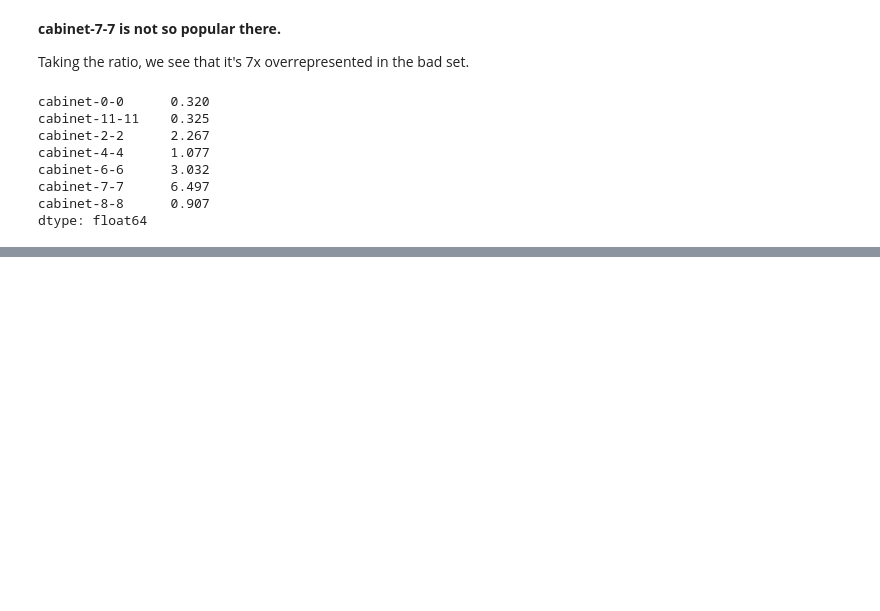
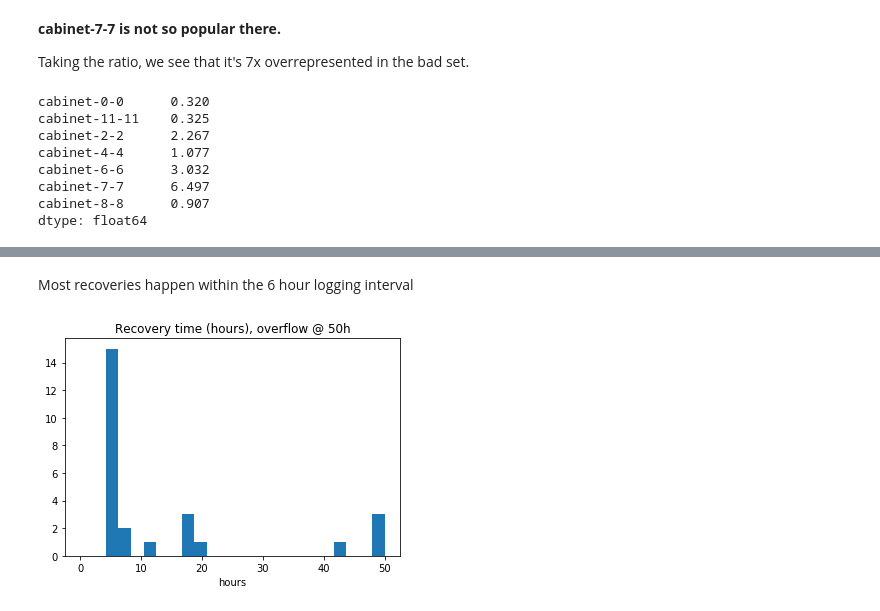
Before and after one commit to aminnj/miscnotebooks, a Jupyter notebook: uaf/analyze_hadoop_condor.ipynb, the cells around one changed output, grey strips where cells are left out. Saved outputs shown, nothing was run; the diff lists cells and outputs as text; code cells hidden in the pictures; blank space fills up the shorter version.

Commit message:
add recovery time stuff

```diff
--- a/uaf/analyze_hadoop_condor.ipynb
+++ b/uaf/analyze_hadoop_condor.ipynb
@@ -442,0 +447,38 @@ dtype: float64
+# %%
+# Super convoluted, but basically we go through the hadoop dataframe (each row has a single observation
+# of which cabinet/sdsc nodes are "in", as well as the list of new nodes "in" since the last 6 hour interval,
+# and the list of nodes "out")
+
+# We can find consecutive pairs of out-in instances (i.e., lost hostname foo, then got it back 12 hrs later)
+# Store the hostname and the time to recover the hostname as rows in `recoveryinfo`
+
+times = {}
+for idx,row in df_hadoop.iterrows():
+    if not row.hosts_lost and not row.hosts_gained: continue
+    ts_now = row.date
+    ts_prev = row.prev_date
+    for h in row.hosts_lost:
+        if h not in times: times[h] = []
+        times[h].append([ts_now,-1])
+    for h in row.hosts_gained:
+        if h not in times: times[h] = []
+        times[h].append([ts_now,1])
+recoveryinfo = []
+neverrecovered = []
+for k,v in times.items():
+    def diffs(x):
+        # pair of [ts_now, +-1 (delta nodes)]
+        (t0now,dn0),(t1now,dn1) = x
+        dt = t1now.timestamp()-t0now.timestamp()
+        # initially lost, then gained
+        dn = 1 if (dn0==-1 and dn1==1) else -1
+        return [dt,dn]
+    if len(v)>=2:
+        ts = times[k]
+        pairs = zip(ts[:-1],ts[1:])
+        recoveryhours = [round(x[0]/3600.) for x in map(diffs,pairs) if x[1] == 1]
+        for rh in recoveryhours:
+            recoveryinfo.append([k,rh])
+    elif len(v)==1:
+        if v[0][1] == -1:
+            neverrecovered.append([k, v[0][0]])
@@ -442,0 +501,3 @@ dtype: float64
+# %%
+df = pd.DataFrame(recoveryinfo,columns=["host","hours"])
+df.head()
@@ -442,0 +511,8 @@ dtype: float64
+# %% [markdown]
+Most recoveries happen within the 6 hour logging interval
+# %%
+plt.hist(np.clip(df.hours,0,50),bins=np.linspace(0,50,25));
+plt.xlabel("hours")
+plt.title("Recovery time (hours), overflow @ 50h");
+# %% [output]
+[figure, added]
```
Also changed, not shown: parts of 7 cells of this notebook.
